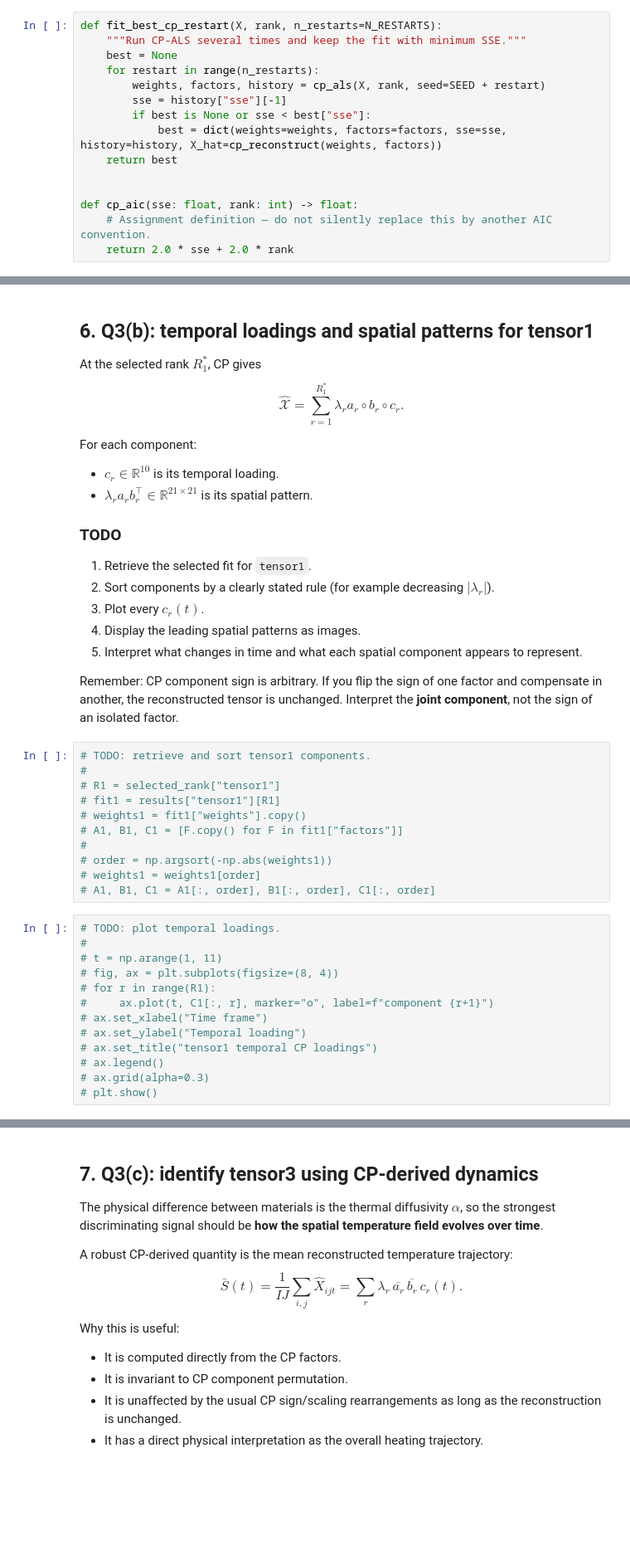
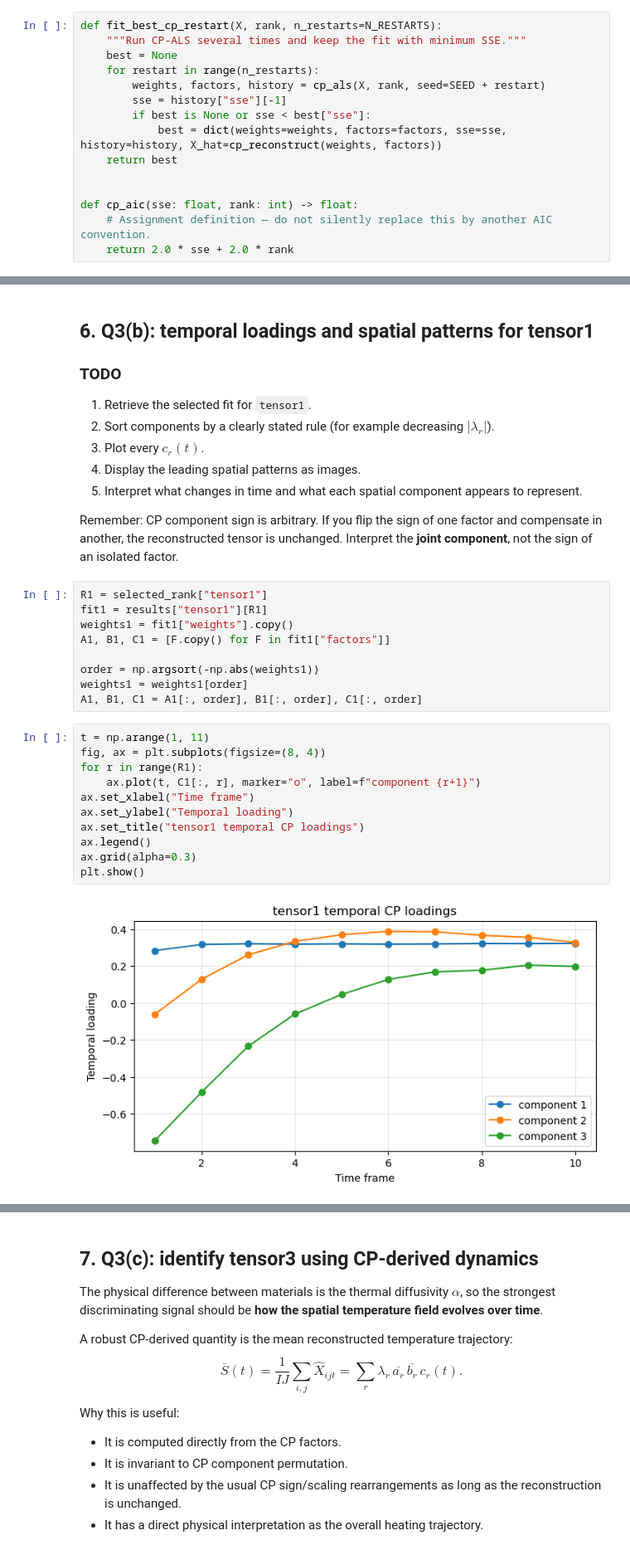
Before and after one commit to kyle-nguyennn/ml-stats-lab, a Jupyter notebook: fda/lab3/Q3_heat_transfer_cp_als.ipynb, the cells around one changed output, grey strips where cells are left out. Shown at 83% size. Drawn from its saved outputs; the diff is of its cells as text; blank space fills up the shorter version.

```diff
--- a/fda/lab3/Q3_heat_transfer_cp_als.ipynb
+++ b/fda/lab3/Q3_heat_transfer_cp_als.ipynb
@@ -363,18 +333,5 @@ plt.show()
 # %% [markdown]
 ## 6. Q3(b): temporal loadings and spatial patterns for tensor1
-
-At the selected rank $R_1^*$, CP gives
-$$
-\hat{\mathcal X}
-=
-\sum_{r=1}^{R_1^*}
-\lambda_r a_r\circ b_r\circ c_r.
-$$
-
-For each component:
-
-- $c_r\in\mathbb R^{10}$ is its temporal loading.
-- $\lambda_r a_r b_r^\top\in\mathbb R^{21\times 21}$ is its spatial pattern.
 
 ### TODO
 
@@ -386,27 +343,25 @@ For each component:
 
 Remember: CP component sign is arbitrary. If you flip the sign of one factor and compensate in another, the reconstructed tensor is unchanged. Interpret the **joint component**, not the sign of an isolated factor.
 # %%
-# TODO: retrieve and sort tensor1 components.
-#
-# R1 = selected_rank["tensor1"]
-# fit1 = results["tensor1"][R1]
-# weights1 = fit1["weights"].copy()
-# A1, B1, C1 = [F.copy() for F in fit1["factors"]]
-#
-# order = np.argsort(-np.abs(weights1))
-# weights1 = weights1[order]
-# A1, B1, C1 = A1[:, order], B1[:, order], C1[:, order]
+R1 = selected_rank["tensor1"]
+fit1 = results["tensor1"][R1]
+weights1 = fit1["weights"].copy()
+A1, B1, C1 = [F.copy() for F in fit1["factors"]]
+
+order = np.argsort(-np.abs(weights1))
+weights1 = weights1[order]
+A1, B1, C1 = A1[:, order], B1[:, order], C1[:, order]
 # %%
-# TODO: plot temporal loadings.
-#
-# t = np.arange(1, 11)
-# fig, ax = plt.subplots(figsize=(8, 4))
-# for r in range(R1):
-#     ax.plot(t, C1[:, r], marker="o", label=f"component {r+1}")
-# ax.set_xlabel("Time frame")
-# ax.set_ylabel("Temporal loading")
-# ax.set_title("tensor1 temporal CP loadings")
-# ax.legend()
-# ax.grid(alpha=0.3)
-# plt.show()
+t = np.arange(1, 11)
+fig, ax = plt.subplots(figsize=(8, 4))
+for r in range(R1):
+    ax.plot(t, C1[:, r], marker="o", label=f"component {r+1}")
+ax.set_xlabel("Time frame")
+ax.set_ylabel("Temporal loading")
+ax.set_title("tensor1 temporal CP loadings")
+ax.legend()
+ax.grid(alpha=0.3)
+plt.show()
+# %% [output]
+[figure, added]
 # %%
```
Also changed, not shown: parts of 11 cells of this notebook.
